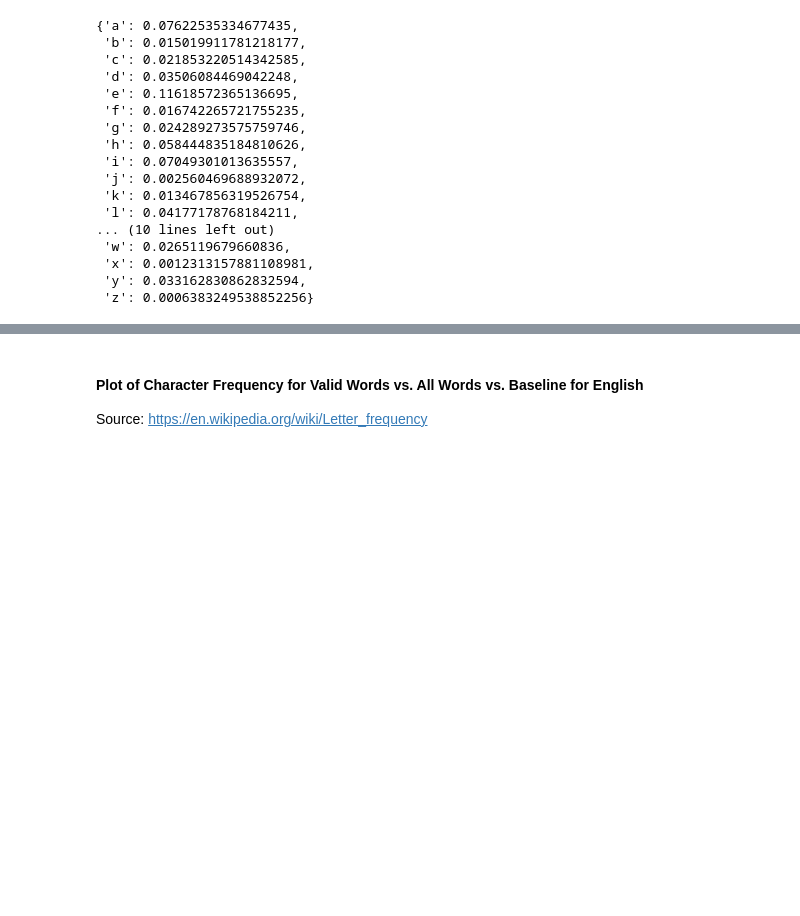
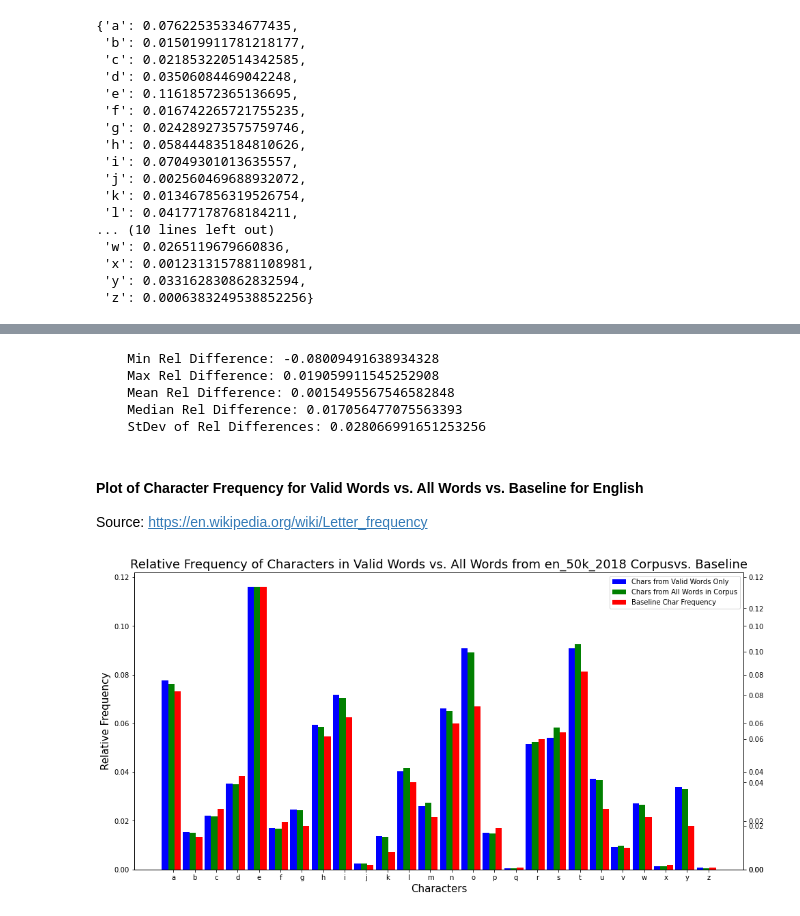
Before and after one commit to nategivens/LexGen, a Jupyter notebook: en_50k_2018-ingestion.ipynb, the cells around one changed output, grey strips where cells are left out. Cells and saved outputs as stored; diff of their text form; code cells hidden in the pictures; blank space fills up the shorter version.

```diff
--- a/en_50k_2018-ingestion.ipynb
+++ b/en_50k_2018-ingestion.ipynb
@@ -229,4 +295,40 @@ good_char_counter
+# %%
+print(f'''    Min Rel Difference: {min(rel_differences)}
+    Max Rel Difference: {max(rel_differences)}
+    Mean Rel Difference: {np.average(rel_differences)}
+    Median Rel Difference: {np.median(rel_differences)}
+    StDev of Rel Differences: {np.std(rel_differences)}
+    ''')
+# %% [output]
+    Min Rel Difference: -0.08009491638934328
+    Max Rel Difference: 0.019059911545252908
+    Mean Rel Difference: 0.0015495567546582848
+    Median Rel Difference: 0.017056477075563393
+    StDev of Rel Differences: 0.028066991651253256
 # %% [markdown]
 #### Plot of Character Frequency for Valid Words vs. All Words vs. Baseline for English
 
 Source: https://en.wikipedia.org/wiki/Letter_frequency
+# %%
+en_char_freq_file = r'D:\code_repos\LexGen\data\ref\en_char_fequency.csv'
+en_char_freq = pd.read_csv(en_char_freq_file)
+# %%
+baseline_chars = list(en_char_freq['texts'])
+# %%
+# print out a bar plot of the normalized count of characters from the valid words
+plt.figure(figsize=(16,8))
+plt.xlabel('Characters', size=15)
+plt.ylabel('Relative Frequency', size=15)
+plt.title('Relative Frequency of Characters in Valid Words vs. All Words from en_50k_2018 Corpusvs. Baseline', size=18)
+ax1 = plt.subplot(111)
+w = 0.3
+plt.xticks(x + w /3, x_labels)
+valid = ax1.bar(x-w, valid_chars, width=w, color='b', align='center')
+ax2=ax1.twinx()
+good = ax2.bar(x, good_chars, width=w, color='g', align='center')
+ax3=ax1.twinx()
+baseline=ax3.bar(x+w, baseline_chars, width=w, color='r', align='center')
+plt.legend([valid, good, baseline],['Chars from Valid Words Only', 'Chars from All Words in Corpus', 'Baseline Char Frequency'])
+plt.show()
+# %% [output]
+[figure, added]
```
Also changed, not shown: parts of 19 cells of this notebook, 1 other file.
